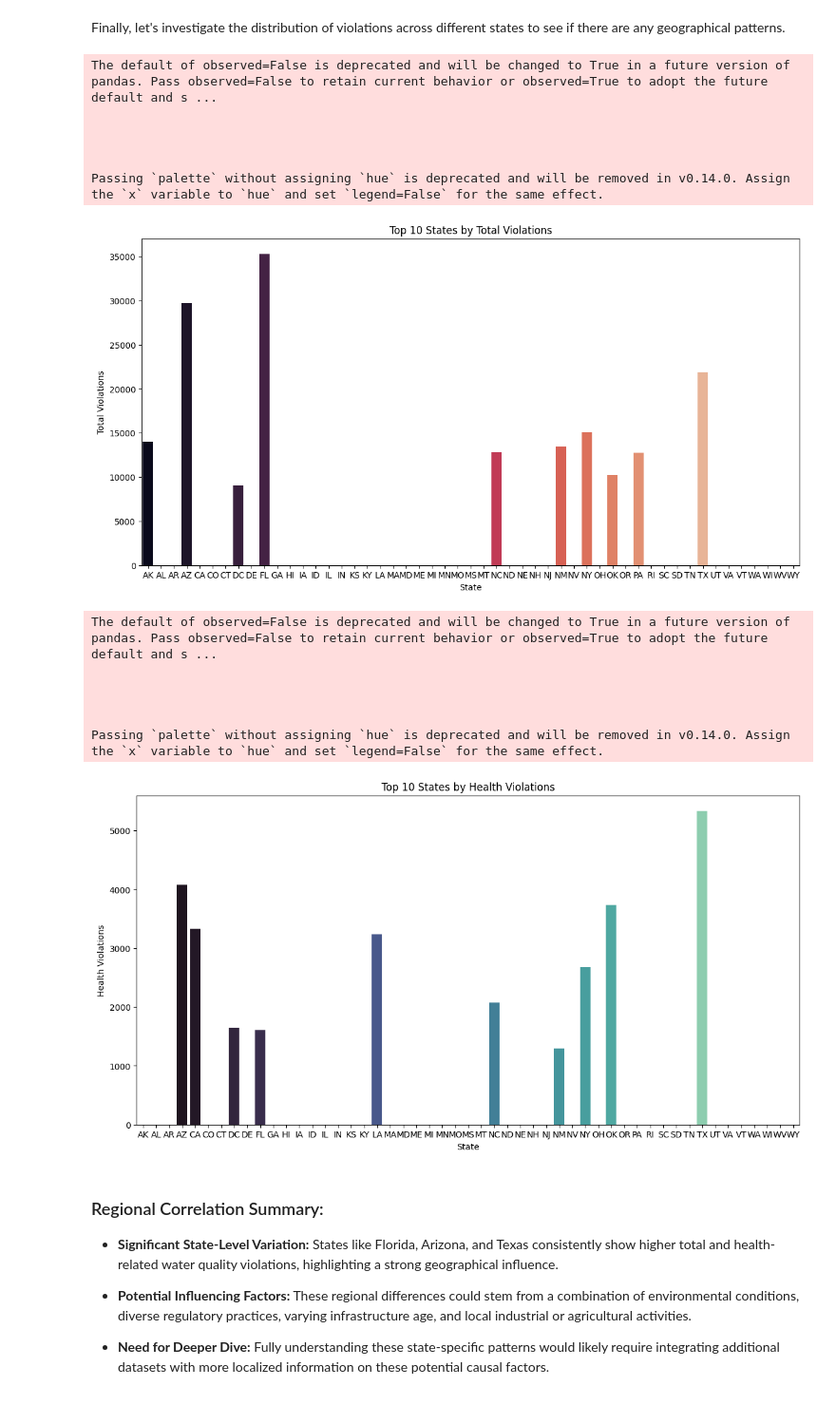
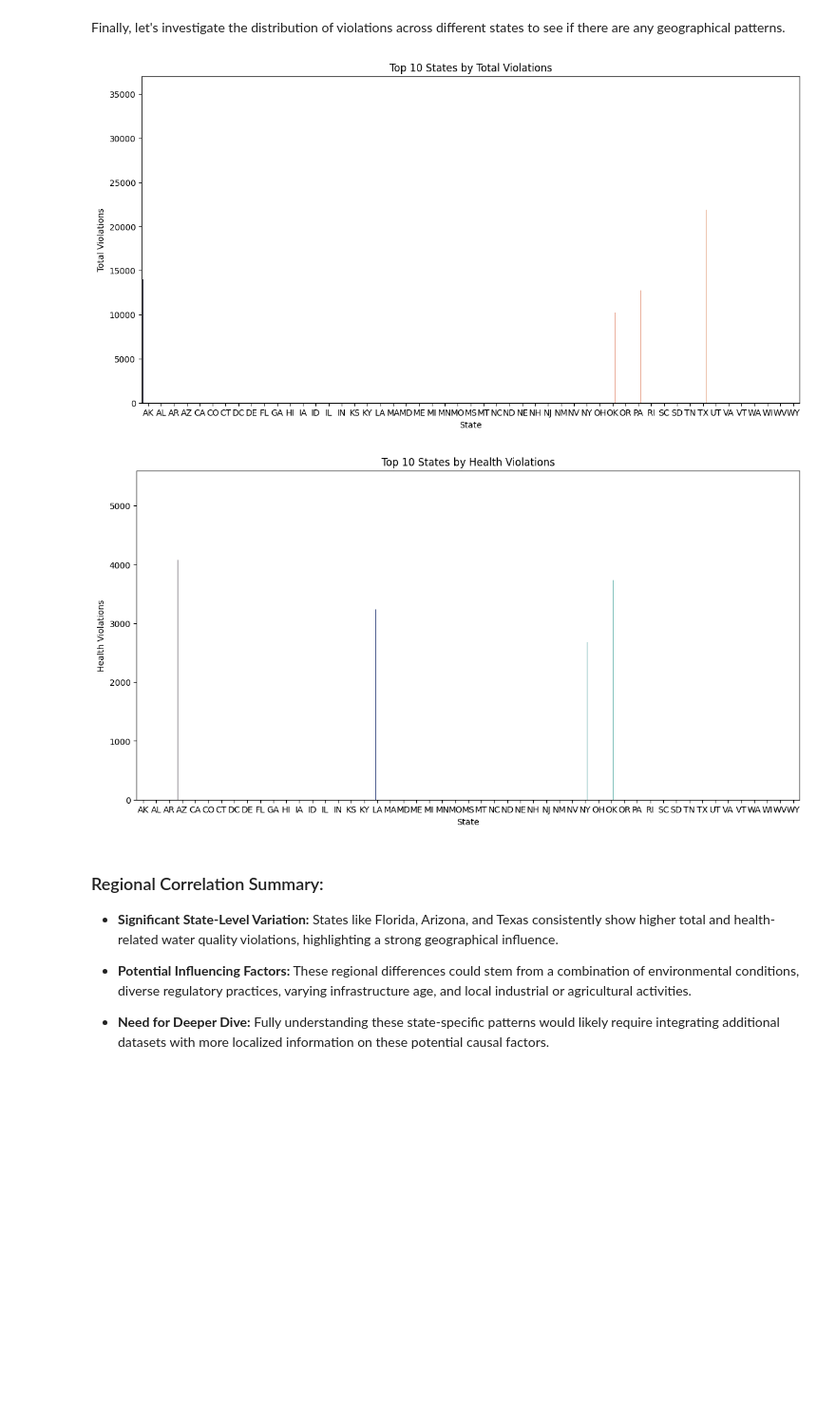
Before and after one commit to eileenwill4-ops/DSRP-project, a Jupyter notebook: (DSRP__Project).ipynb, the cells around one changed output. Shown at 95% size. Saved outputs shown, nothing was run; the diff lists cells and outputs as text; code cells hidden in the pictures; blank space fills up the shorter version.

```diff
--- a/(DSRP__Project).ipynb
+++ b/(DSRP__Project).ipynb
@@ -417,41 +416,29 @@ Finally, let's investigate the distribution of violations across different state
 # %%
 import matplotlib.pyplot as plt
 import seaborn as sns
 
 # Group by state and calculate the sum of total violations
-state_total_violations = df.groupby('state')['total_violations'].sum().sort_values(ascending=False).head(10).reset_index()
+state_total_violations = df.groupby('state', observed=False)['total_violations'].sum().sort_values(ascending=False).head(10).reset_index()
 
 plt.figure(figsize=(14, 7))
-sns.barplot(x='state', y='total_violations', data=state_total_violations, palette='rocket')
+sns.barplot(x='state', y='total_violations', data=state_total_violations, hue='state', legend=False, palette='rocket')
 plt.title('Top 10 States by Total Violations')
 plt.xlabel('State')
 plt.ylabel('Total Violations')
 plt.show()
 
 # Group by state and calculate the sum of health violations
-state_health_violations = df.groupby('state')['health_violations'].sum().sort_values(ascending=False).head(10).reset_index()
+state_health_violations = df.groupby('state', observed=False)['health_violations'].sum().sort_values(ascending=False).head(10).reset_index()
 
 plt.figure(figsize=(14, 7))
-sns.barplot(x='state', y='health_violations', data=state_health_violations, palette='mako')
+sns.barplot(x='state', y='health_violations', data=state_health_violations, hue='state', legend=False, palette='mako')
 plt.title('Top 10 States by Health Violations')
 plt.xlabel('State')
 plt.ylabel('Health Violations')
 plt.show()
 # %% [output]
-The default of observed=False is deprecated and will be changed to True in a future version of pandas. Pass observed=False to retain current behavior or observed=True to adopt the future default and s ...
-
-
-
-
-Passing `palette` without assigning `hue` is deprecated and will be removed in v0.14.0. Assign the `x` variable to `hue` and set `legend=False` for the same effect.
-[figure, old version]
+[figure, new version]
-The default of observed=False is deprecated and will be changed to True in a future version of pandas. Pass observed=False to retain current behavior or observed=True to adopt the future default and s ...
-
-
-
-
-Passing `palette` without assigning `hue` is deprecated and will be removed in v0.14.0. Assign the `x` variable to `hue` and set `legend=False` for the same effect.
-[figure, old version]
+[figure, new version]
 # %%
 #Analysis:
 #There are several reapeated states with the most consistent violation counts.
```
Also changed, not shown: parts of 4 cells of this notebook.
